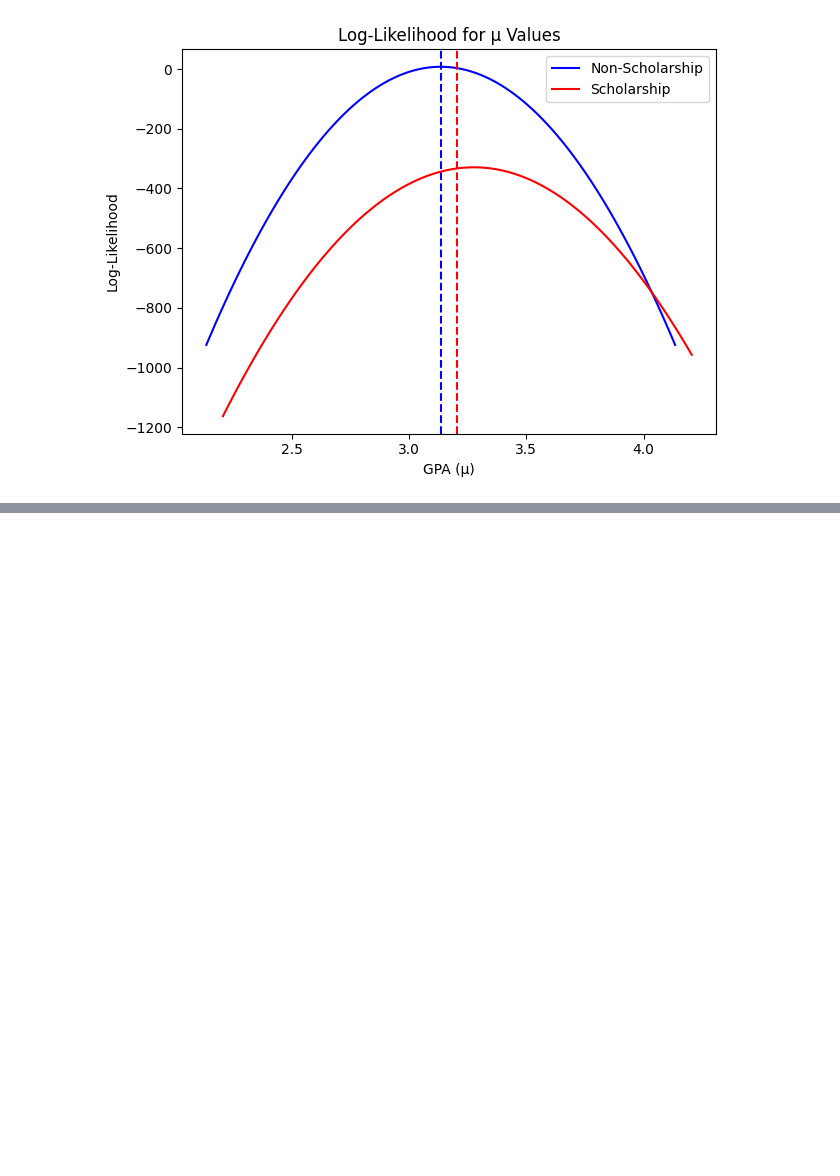
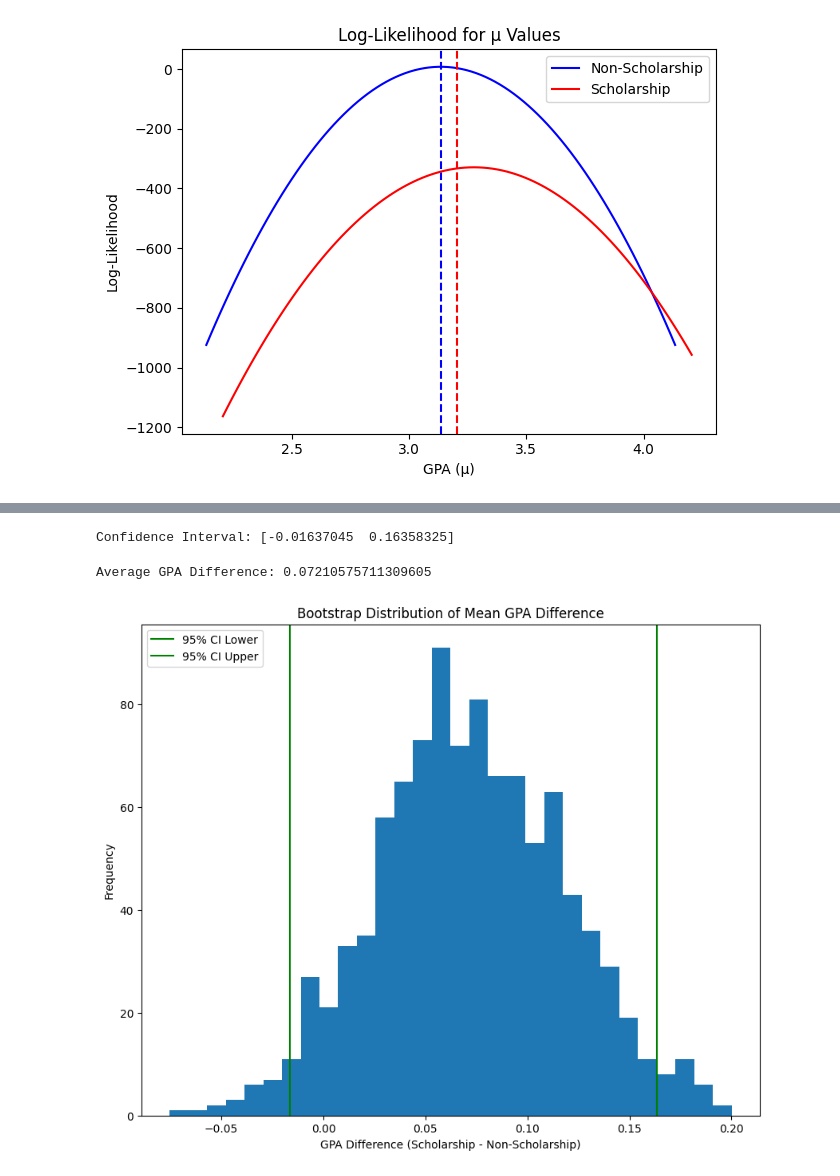
Before and after one commit to benberinsky/ds3026-final-project, a Jupyter notebook: final_project.ipynb, the cells around one changed output, grey strips where cells are left out. Saved outputs shown, nothing was run; the diff lists cells and outputs as text; code cells hidden in the pictures; blank space fills up the shorter version.

```diff
--- a/final_project.ipynb
+++ b/final_project.ipynb
@@ -256,0 +625,35 @@ In the visualization above, the log-likelihoods are plotted for the non-scholars
+# %%
+scholar = data[data['scholarship_yes']==1]['cumulative_gpa'].reset_index(drop=True)
+nonscholar = data[data['scholarship_yes']==0]['cumulative_gpa'].reset_index(drop=True)
+
+n_scholar=len(scholar)
+n_nonscholar=len(nonscholar)
+iterations=1000
+rng=np.random.default_rng(2478)
+means=np.full(iterations,np.nan)
+for i in range(iterations):
+  idx_s=rng.integers(0,n_scholar,size=n_scholar)
+  idx_ns=rng.integers(0,n_nonscholar,size=n_nonscholar)
+
+  mean_s=scholar.iloc[idx_s].mean()
+  mean_ns=nonscholar.iloc[idx_ns].mean()
+  means[i]=mean_s-mean_ns
+ci=np.percentile(means,[2.5,97.5])
+print(f"Confidence Interval: {ci}")
+# %% [output]
+Confidence Interval: [-0.01637045  0.16358325]
+# %%
+print(f"Average GPA Difference: {means.mean()}")
+plt.figure(figsize=(10,8))
+plt.hist(means,bins=30)
+plt.axvline(ci[0], color='green', label='95% CI Lower')
+plt.axvline(ci[1], color='green', label='95% CI Upper')
+plt.title('Bootstrap Distribution of Mean GPA Difference')
+plt.xlabel('GPA Difference (Scholarship - Non-Scholarship)')
+plt.ylabel('Frequency')
+plt.legend()
+plt.savefig("./figures/resampling_bootstrap_distribution.png")
+plt.show()
+# %% [output]
+Average GPA Difference: 0.07210575711309605
+[figure, added]
```
Also changed, not shown: parts of 50 cells of this notebook, 4 other files.
